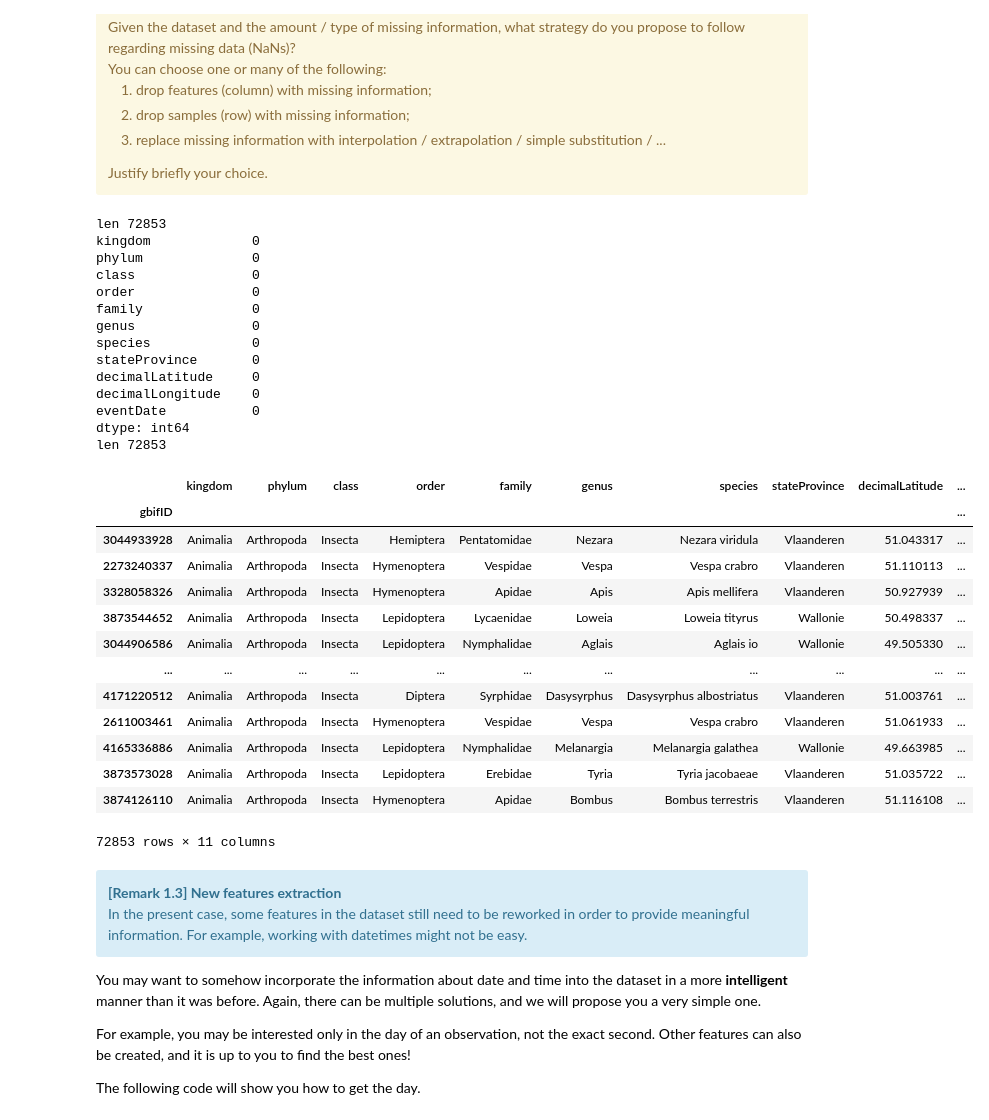
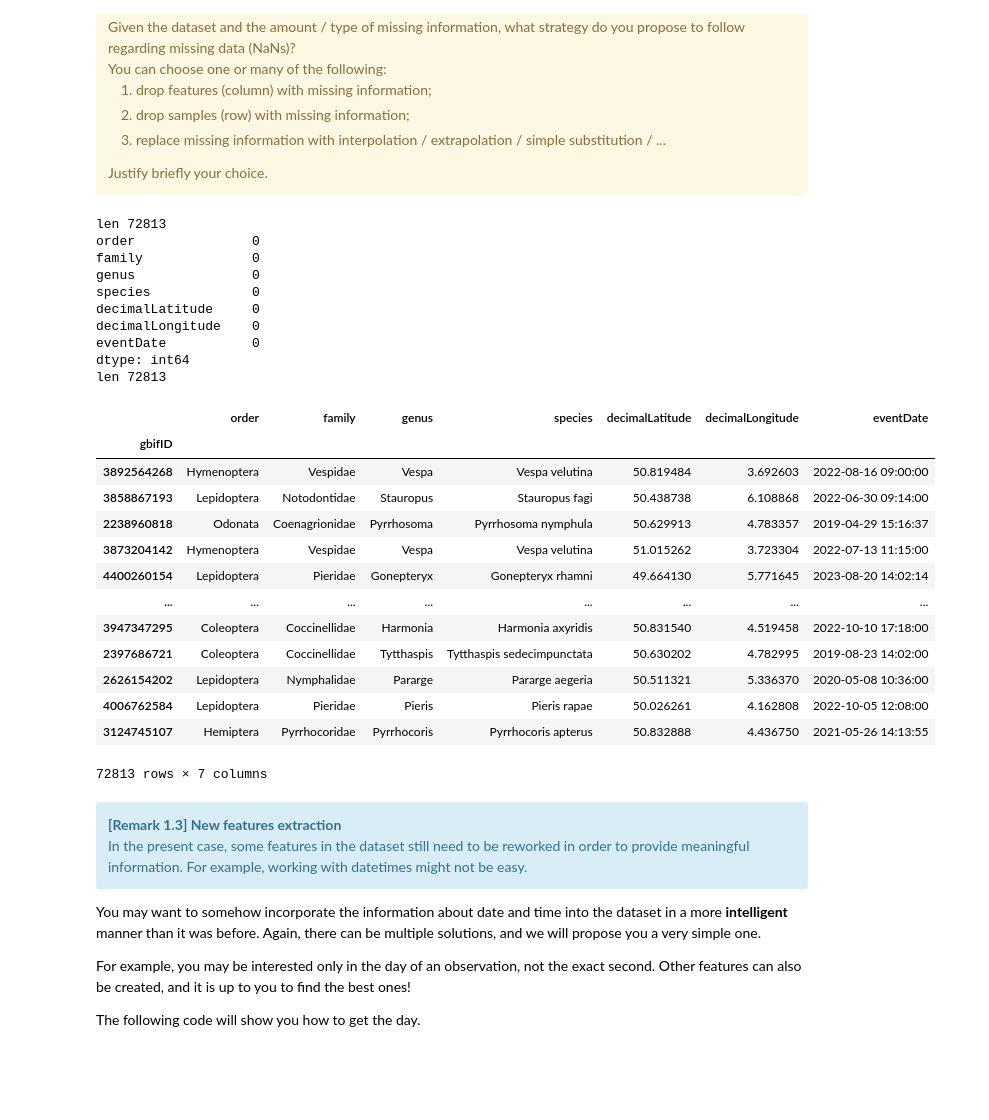
Before and after one commit to killianson/Hackathon-3, a Jupyter notebook: Hackathon03-Clustering_Student.ipynb, the cells around one changed output. Saved outputs shown, nothing was run; the diff lists cells and outputs as text; code cells hidden in the pictures; blank space fills up the shorter version.

```diff
--- a/Hackathon03-Clustering_Student.ipynb
+++ b/Hackathon03-Clustering_Student.ipynb
@@ -277,6 +274,7 @@ Please adapt your code accordingly.
 
 features_to_drop = [
     # Fill the list here or leave empty
+    "stateProvince"
 ]
 
 #########################################################################################################
@@ -372,7 +369,10 @@ Feel free to modify the code.
 
 drop_cols = [
     # Fill the list here or leave empty
+    "kingdom", "phylum", "class"
 ]
+
+df.drop(labels=drop_cols, axis=1, inplace=True, errors="ignore")
 # set `drop_cols = df.columns` to select all columns
 # set `drop_rows = []` to select no column
 
@@ -380,54 +380,51 @@ drop_cols = [
 
 #########################################################################################################
 # End : Student version
 #########################################################################################################
 
 
 df.dropna(
     axis=0, inplace=True
     # axis=0, subset=drop_rows, inplace=True
 )  # Drop rows with NaN in any of the mentionned columns
 
 print("len", len(df))
 
-
+"""
 for col in drop_cols:
     # For each mentionned column, drop it if it contains `any` NaN
     if df[col].isnull().values.any():
         df.drop(col, axis=1, inplace=True)
+"""
 
 print(df.isnull().sum())
 print("len", len(df))
 df
 # %% [output]
-len 72853
-kingdom             0
-phylum              0
-class               0
+len 72813
 order               0
 family              0
 genus               0
 species             0
-stateProvince       0
 decimalLatitude     0
 decimalLongitude    0
 eventDate           0
 dtype: int64
-len 72853
+len 72813
-|  | kingdom | phylum | class | order | family | genus | species | stateProvince | decimalLatitude | ... |
-| gbifID |  |  |  |  |  |  |  |  |  | ... |
-| 3044933928 | Animalia | Arthropoda | Insecta | Hemiptera | Pentatomidae | Nezara | Nezara viridula | Vlaanderen | 51.043317 | ... |
-| 2273240337 | Animalia | Arthropoda | Insecta | Hymenoptera | Vespidae | Vespa | Vespa crabro | Vlaanderen | 51.110113 | ... |
-| 3328058326 | Animalia | Arthropoda | Insecta | Hymenoptera | Apidae | Apis | Apis mellifera | Vlaanderen | 50.927939 | ... |
-| 3873544652 | Animalia | Arthropoda | Insecta | Lepidoptera | Lycaenidae | Loweia | Loweia tityrus | Wallonie | 50.498337 | ... |
-| 3044906586 | Animalia | Arthropoda | Insecta | Lepidoptera | Nymphalidae | Aglais | Aglais io | Wallonie | 49.505330 | ... |
-| ... | ... | ... | ... | ... | ... | ... | ... | ... | ... | ... |
-| 4171220512 | Animalia | Arthropoda | Insecta | Diptera | Syrphidae | Dasysyrphus | Dasysyrphus albostriatus | Vlaanderen | 51.003761 | ... |
-| 2611003461 | Animalia | Arthropoda | Insecta | Hymenoptera | Vespidae | Vespa | Vespa crabro | Vlaanderen | 51.061933 | ... |
-| 4165336886 | Animalia | Arthropoda | Insecta | Lepidoptera | Nymphalidae | Melanargia | Melanargia galathea | Wallonie | 49.663985 | ... |
-| 3873573028 | Animalia | Arthropoda | Insecta | Lepidoptera | Erebidae | Tyria | Tyria jacobaeae | Vlaanderen | 51.035722 | ... |
-| 3874126110 | Animalia | Arthropoda | Insecta | Hymenoptera | Apidae | Bombus | Bombus terrestris | Vlaanderen | 51.116108 | ... |
+|  | order | family | genus | species | decimalLatitude | decimalLongitude | eventDate |
+| gbifID |  |  |  |  |  |  |  |
+| 3892564268 | Hymenoptera | Vespidae | Vespa | Vespa velutina | 50.819484 | 3.692603 | 2022-08-16 09:00:00 |
+| 3858867193 | Lepidoptera | Notodontidae | Stauropus | Stauropus fagi | 50.438738 | 6.108868 | 2022-06-30 09:14:00 |
+| 2238960818 | Odonata | Coenagrionidae | Pyrrhosoma | Pyrrhosoma nymphula | 50.629913 | 4.783357 | 2019-04-29 15:16:37 |
+| 3873204142 | Hymenoptera | Vespidae | Vespa | Vespa velutina | 51.015262 | 3.723304 | 2022-07-13 11:15:00 |
+| 4400260154 | Lepidoptera | Pieridae | Gonepteryx | Gonepteryx rhamni | 49.664130 | 5.771645 | 2023-08-20 14:02:14 |
+| ... | ... | ... | ... | ... | ... | ... | ... |
+| 3947347295 | Coleoptera | Coccinellidae | Harmonia | Harmonia axyridis | 50.831540 | 4.519458 | 2022-10-10 17:18:00 |
+| 2397686721 | Coleoptera | Coccinellidae | Tytthaspis | Tytthaspis sedecimpunctata | 50.630202 | 4.782995 | 2019-08-23 14:02:00 |
+| 2626154202 | Lepidoptera | Nymphalidae | Pararge | Pararge aegeria | 50.511321 | 5.336370 | 2020-05-08 10:36:00 |
+| 4006762584 | Lepidoptera | Pieridae | Pieris | Pieris rapae | 50.026261 | 4.162808 | 2022-10-05 12:08:00 |
+| 3124745107 | Hemiptera | Pyrrhocoridae | Pyrrhocoris | Pyrrhocoris apterus | 50.832888 | 4.436750 | 2021-05-26 14:13:55 |
-72853 rows × 11 columns
+72813 rows × 7 columns
 # %% [markdown]
 <div class="alert alert-info">
 <b>[Remark 1.3] New features extraction</b> <br>
```
Also changed, not shown: parts of 5 cells of this notebook.
